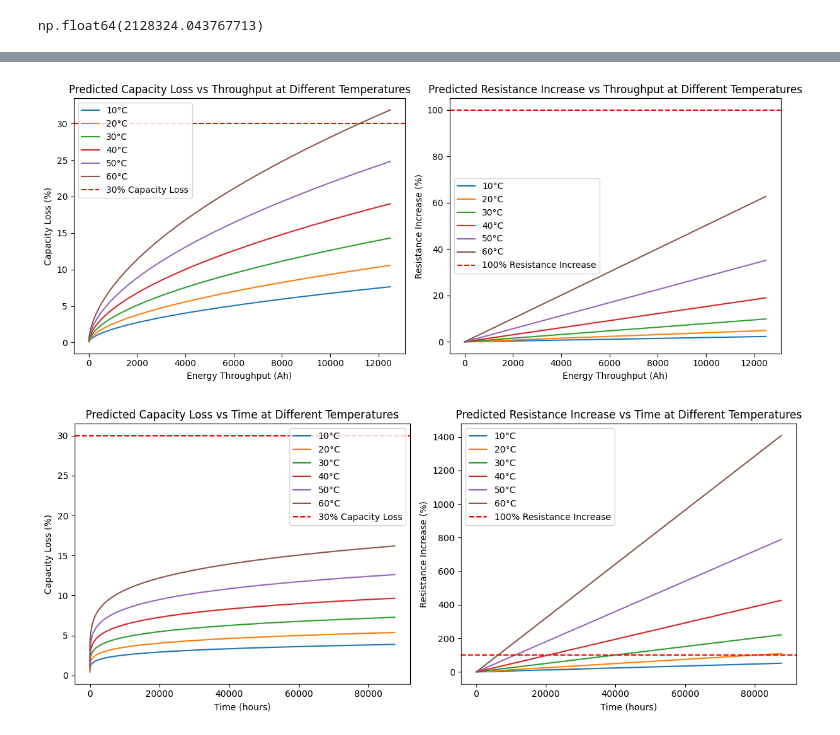
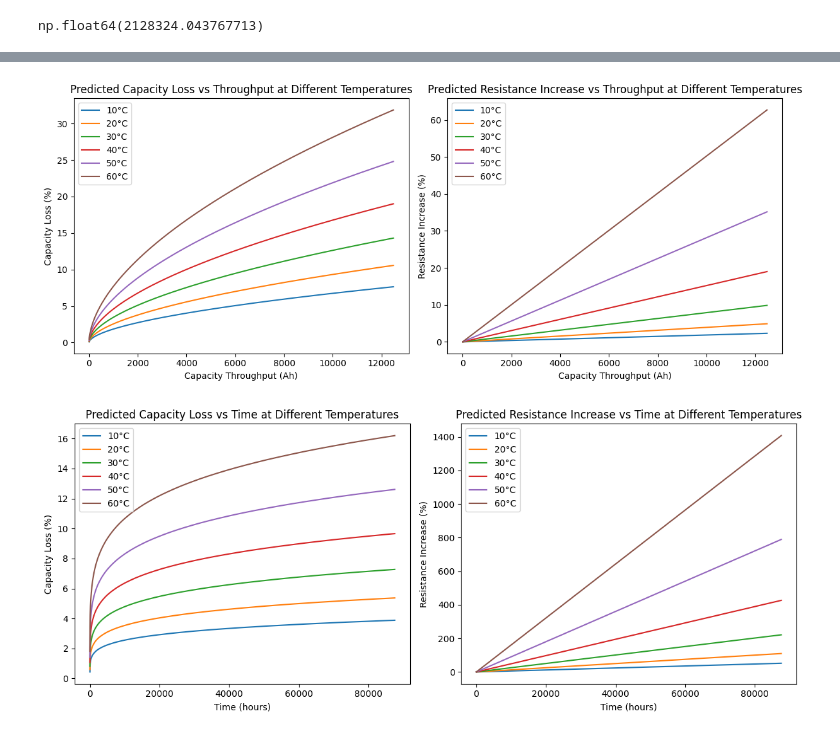
Before and after one commit to m1pan/FCTT, a Jupyter notebook: degradation.ipynb, the cells around one changed output, grey strips where cells are left out. Drawn from its saved outputs; the diff is of its cells as text; code cells hidden in the pictures.

```diff
--- a/degradation.ipynb
+++ b/degradation.ipynb
@@ -30,7 +30,7 @@ plt.show()
 # %%
 NOM_CAPACITY = 2.496 #Ah
 deg_capacity['Capacity loss'] = 100 - deg_capacity['Capacity %']
-deg_capacity['Energy Throughput (Ah)'] = (deg_capacity['Cycle'] * NOM_CAPACITY * 2)
+deg_capacity['Capacity Throughput (Ah)'] = (deg_capacity['Cycle'] * NOM_CAPACITY * 2)
 # %% [markdown]
 $$ ln(s_{loss cycle}) = ln(a_c) - \frac{E_{ac}}{RT} + z_a ln(Ah) $$
 regress $ ln(s_{loss cycle}) $ against $ ln{Ah} $
@@ -39,7 +39,7 @@ let $ K = ln(a_c) - \frac{E_{ac}}{RT} $
 # %%
 # linear regression in log space
 ln_s = np.log(deg_capacity['Capacity loss'])
-ln_Ah = np.log(deg_capacity['Energy Throughput (Ah)'])
+ln_Ah = np.log(deg_capacity['Capacity Throughput (Ah)'])
 # ln_Ah = np.array([ln_Ah, np.ones_like(ln_Ah)]).T
 # beta = np.linalg.solve(ln_Ah.T @ ln_Ah, ln_Ah.T @ ln_s)
 
@@ -69,16 +67,10 @@ $K_{res} = avg(ln(R_{inc cycling}) - ln(Ah))$
 # %%
-deg_resistance['Energy Throughput (Ah)'] = (deg_resistance['Cycle'] * NOM_CAPACITY * 2)
-thrpt = deg_resistance['Energy Throughput (Ah)']
+deg_resistance['Capacity Throughput (Ah)'] = (deg_resistance['Cycle'] * NOM_CAPACITY * 2)
+thrpt = deg_resistance['Capacity Throughput (Ah)']
 res_increase = deg_resistance['Resistance %']
 model_res = LinearRegression(fit_intercept=False).fit(thrpt.values.reshape(-1,1), res_increase.values.reshape(-1,1))
 K_res = model_res.coef_[0][0]
-# za_res = model_res.coef_[0]
 print(f"K_res: {K_res}")
-
-# ln_res_increase = np.log(res_increase)
-# ln_Ah_res = np.log(thrpt)
-# K_res = np.mean(ln_res_increase - ln_Ah_res)
-# K_res
 # %% [output]
 K_res: 0.0020808729889648285
 # %% [markdown]
@@ -220,54 +245,54 @@ for i, temp in enumerate(temp_range):
     sns.lineplot(x=throughput_range, y=pred_capacity_loss[i], ax=axs[0], label=f'{temp}°C')
     sns.lineplot(x=throughput_range, y=pred_res_increase[i], ax=axs[1], label=f'{temp}°C')
 axs[0].set_title('Predicted Capacity Loss vs Throughput at Different Temperatures')
-axs[0].set_xlabel('Energy Throughput (Ah)')
+axs[0].set_xlabel('Capacity Throughput (Ah)')
 axs[0].set_ylabel('Capacity Loss (%)')
 axs[1].set_title('Predicted Resistance Increase vs Throughput at Different Temperatures')
-axs[1].set_xlabel('Energy Throughput (Ah)')
+axs[1].set_xlabel('Capacity Throughput (Ah)')
 axs[1].set_ylabel('Resistance Increase (%)')
 
-# plot lines at 30% capacity loss and 100% resistance increase
-axs[0].axhline(30, color='red', linestyle='--', label='30% Capacity Loss')
-axs[1].axhline(100, color='red', linestyle='--', label='100% Resistance Increase')
-axs[0].legend()
-axs[1].legend()
+# # plot lines at 30% capacity loss and 100% resistance increase
+# axs[0].axhline(30, color='red', linestyle='--', label='30% Capacity Loss')
+# axs[1].axhline(100, color='red', linestyle='--', label='100% Resistance Increase')
+# axs[0].legend()
+# axs[1].legend()
 
 plt.tight_layout()
 plt.show()
 # %% [output]
-[figure, old version]
+[figure, new version]
 # %%
 NUM_YEARS = 10
 hours_per_year = 365 * 24
 total_hours = NUM_YEARS * hours_per_year
 hours_range = np.arange(1, total_hours+1)
 
 pred_capacity_loss_cal = []
 pred_res_increase_cal = []
 for temp in temp_range:
     pred_capacity_loss_cal.append(capacity_loss_cal_pred(hours_range, temp))
     pred_res_increase_cal.append(resistance_increase_cal_pred(hours_range, temp))
 fig, axs = plt.subplots(1,2, figsize=(12,5))
 for i, temp in enumerate(temp_range):
     sns.lineplot(x=hours_range, y=pred_capacity_loss_cal[i], ax=axs[0], label=f'{temp}°C')
     sns.lineplot(x=hours_range, y=pred_res_increase_cal[i], ax=axs[1], label=f'{temp}°C')
 axs[0].set_title('Predicted Capacity Loss vs Time at Different Temperatures')
 axs[0].set_xlabel('Time (hours)')
 axs[0].set_ylabel('Capacity Loss (%)')
 axs[1].set_title('Predicted Resistance Increase vs Time at Different Temperatures')
 axs[1].set_xlabel('Time (hours)')
 axs[1].set_ylabel('Resistance Increase (%)')
 
 # plot lines at 30% capacity loss and 100% resistance increase
-axs[0].axhline(30, color='red', linestyle='--', label='30% Capacity Loss')
-axs[1].axhline(100, color='red', linestyle='--', label='100% Resistance Increase')
-axs[0].legend()
-axs[1].legend()
+# axs[0].axhline(30, color='red', linestyle='--', label='30% Capacity Loss')
+# axs[1].axhline(100, color='red', linestyle='--', label='100% Resistance Increase')
+# axs[0].legend()
+# axs[1].legend()
 
 plt.tight_layout()
 plt.show()
 # %% [output]
-[figure, old version]
+[figure, new version]
 # %%
 print("Model parameters:")
 print(f"a_c: {a_c}, za: {za}")
```
Also changed, not shown: parts of 11 cells of this notebook.
